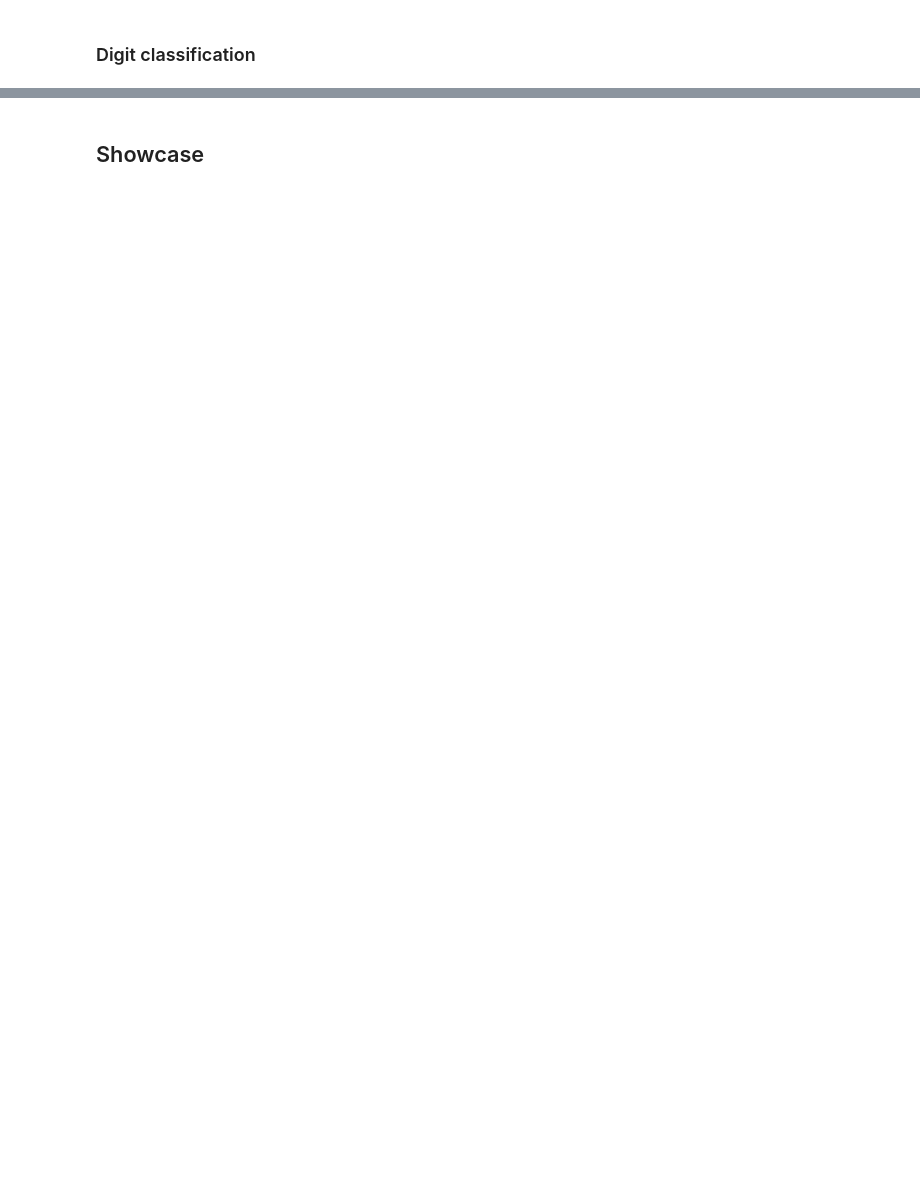
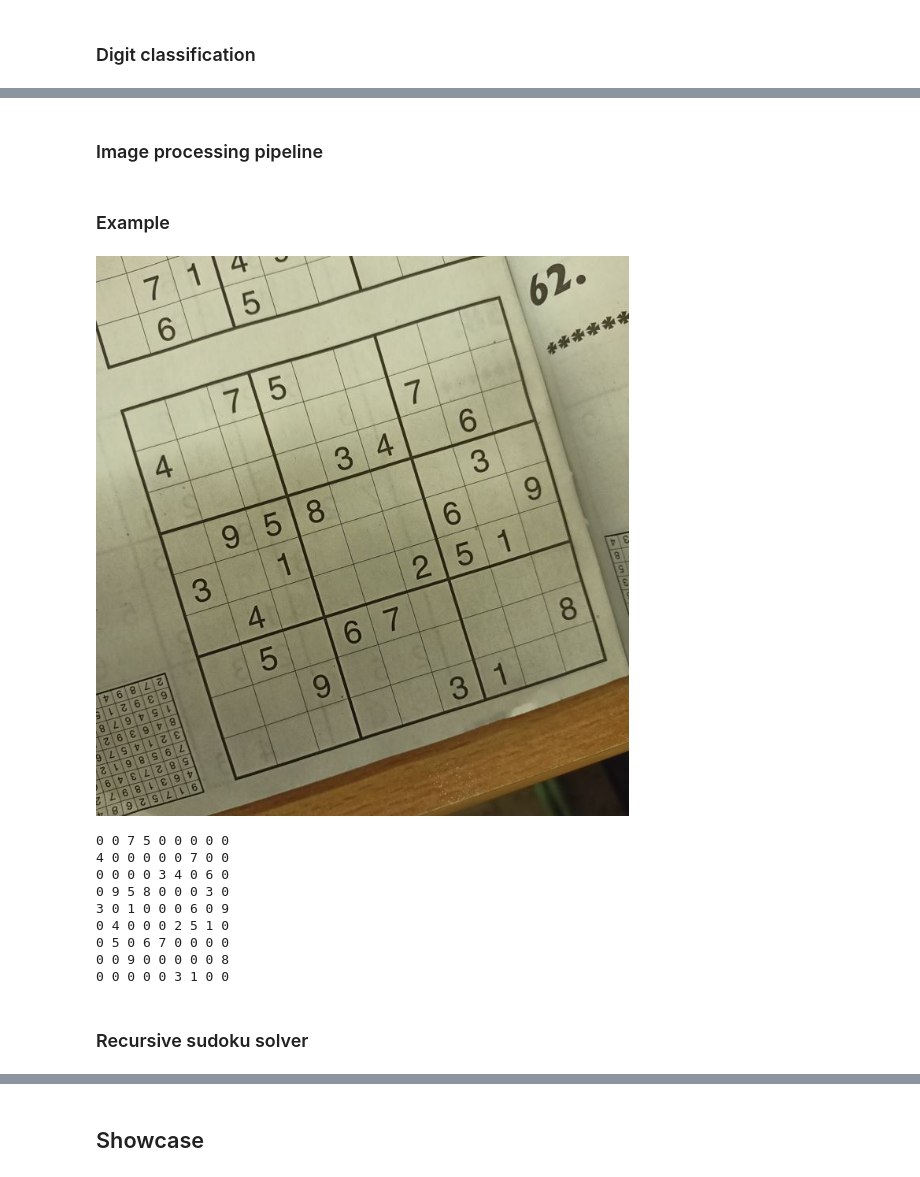
Before and after one commit to Strojove-uceni/23206-final-sudoku-solver, a Jupyter notebook: DEMO.ipynb, the cells around one changed output, grey strips where cells are left out. Saved outputs shown, nothing was run; the diff lists cells and outputs as text; code cells hidden in the pictures; blank space fills up the shorter version.

```diff
--- a/DEMO.ipynb
+++ b/DEMO.ipynb
@@ -226,0 +271,2 @@ As we can see, the network has a 99% accuracy.
+# %% [markdown]
+### Image processing pipeline
@@ -226,0 +342,20 @@ As we can see, the network has a 99% accuracy.
+# %% [markdown]
+### Example
+# %%
+image = cv2.imread("3.jpg")
+cv2_imshow(image)
+sudoku.load_from_string(solve(image))
+print(sudoku)
+# %% [output]
+[figure, added]
+0 0 7 5 0 0 0 0 0
+4 0 0 0 0 0 7 0 0
+0 0 0 0 3 4 0 6 0
+0 9 5 8 0 0 0 3 0
+3 0 1 0 0 0 6 0 9
+0 4 0 0 0 2 5 1 0
+0 5 0 6 7 0 0 0 0
+0 0 9 0 0 0 0 0 8
+0 0 0 0 0 3 1 0 0
+# %% [markdown]
+### Recursive sudoku solver
```
Also changed, not shown: parts of 26 cells of this notebook.
